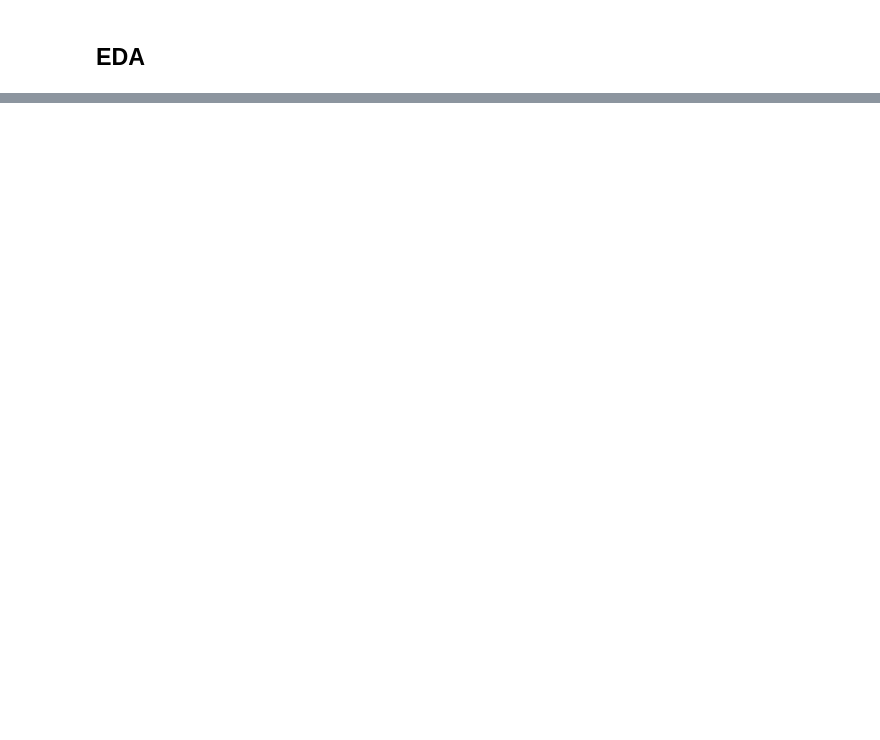
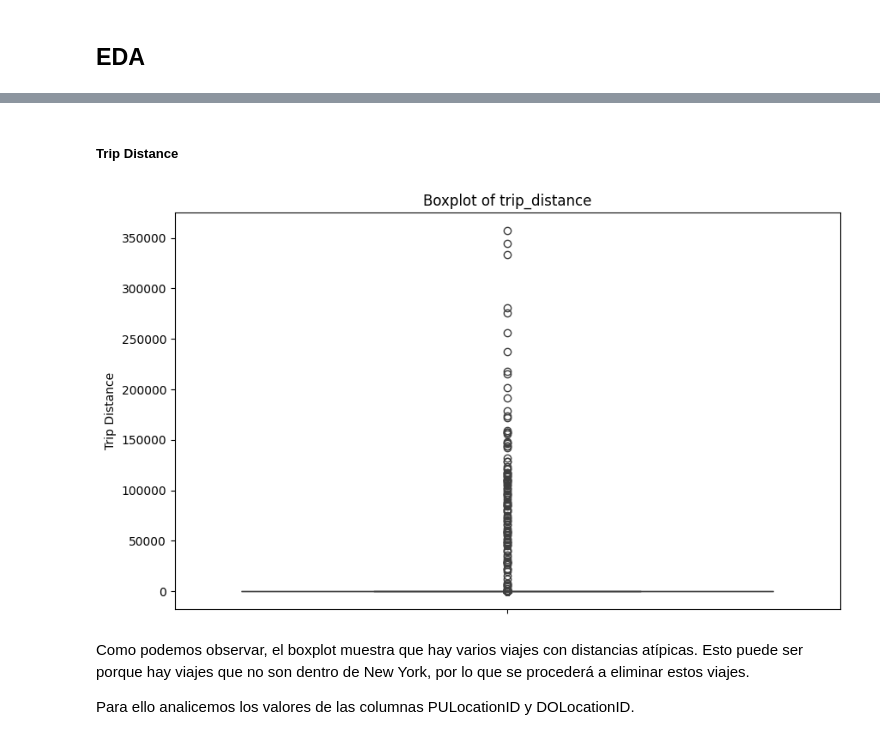
Before and after one commit to RicardoFW11/nyc_taxi_project, a Jupyter notebook: notebooks/01_eda.ipynb, the cells around one changed output, grey strips where cells are left out. Drawn from its saved outputs; the diff is of its cells as text; code cells hidden in the pictures; blank space fills up the shorter version.

```diff
--- a/notebooks/01_eda.ipynb
+++ b/notebooks/01_eda.ipynb
@@ -49,0 +108,5 @@ memory usage: 520.2+ MB
+# %%
+# Visualize value counts as bar plots for each column
+for col in df.columns:
+    print(df[col].value_counts(normalize=True))
+    print()
@@ -49,0 +178,10 @@ memory usage: 520.2+ MB
+# %%
+# Crear función para cambiar nombres de columnas
+def to_snake_case(name):
+    name = name.replace(' ', '_')
+    s1 = re.sub('(.)([A-Z][a-z]+)', r'\1_\2', name)
+    return re.sub('([a-z0-9])([A-Z])', r'\1_\2', s1).lower()
+
+# Rename the columns using the to_snake_case function
+df.columns = [to_snake_case(col) for col in df.columns]
+df.head()
@@ -49,0 +304,3 @@ memory usage: 520.2+ MB
+# %%
+# Filtrar registros del vendor 5
+df = df[df['vendor_id'] != 5]
@@ -49,0 +330,16 @@ memory usage: 520.2+ MB
+# %% [markdown]
+##### Trip Distance
+# %%
+# Boxplot de trip_distance
+
+plt.figure(figsize=(10, 6))
+sns.boxplot(y=df['trip_distance'])
+plt.title('Boxplot of trip_distance')
+plt.ylabel('Trip Distance')
+plt.show()
+# %% [output]
+[figure, added]
+# %% [markdown]
+Como podemos observar, el boxplot muestra que hay varios viajes con distancias atípicas. Esto puede ser porque hay viajes que no son dentro de New York, por lo que se procederá a eliminar estos viajes.
+
+Para ello analicemos los valores de las columnas PULocationID y DOLocationID.
```
Also changed, not shown: parts of 53 cells of this notebook, 1 other file.
